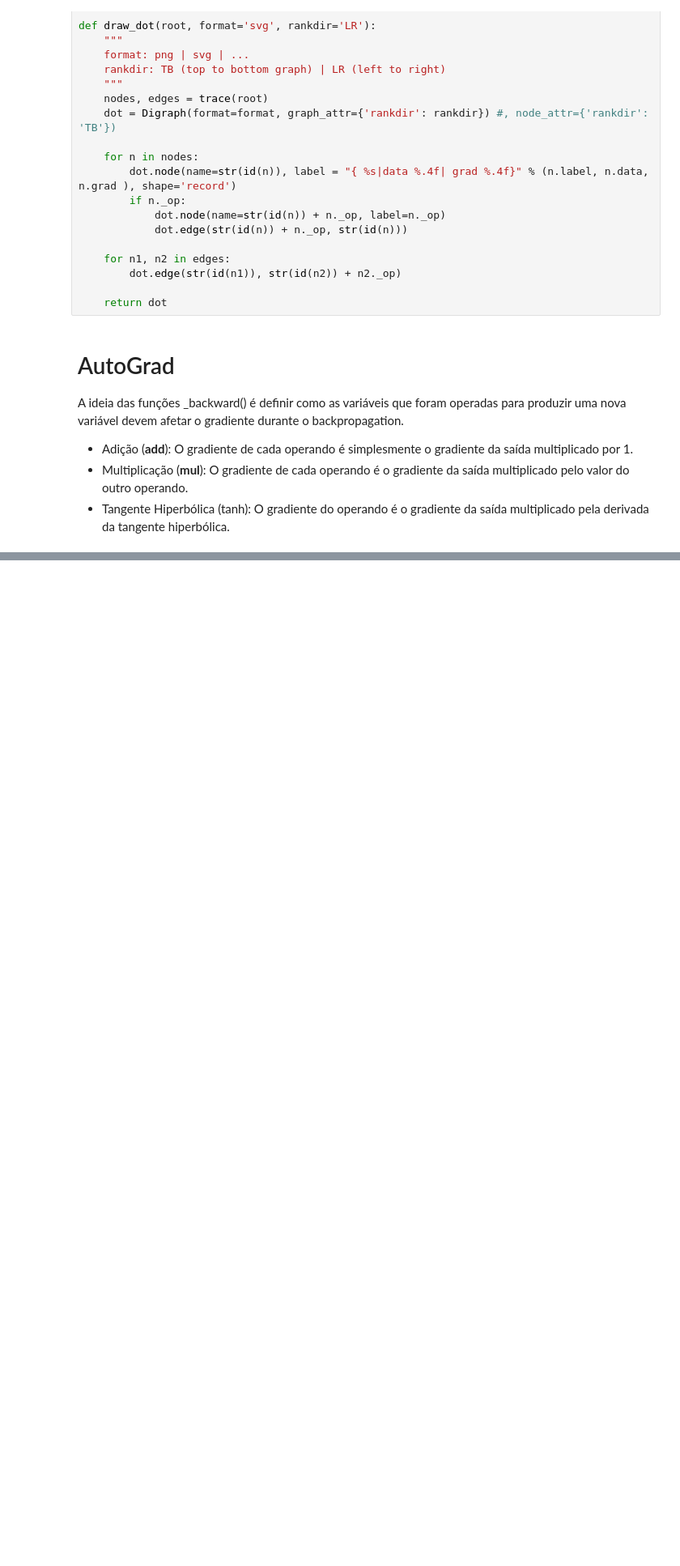
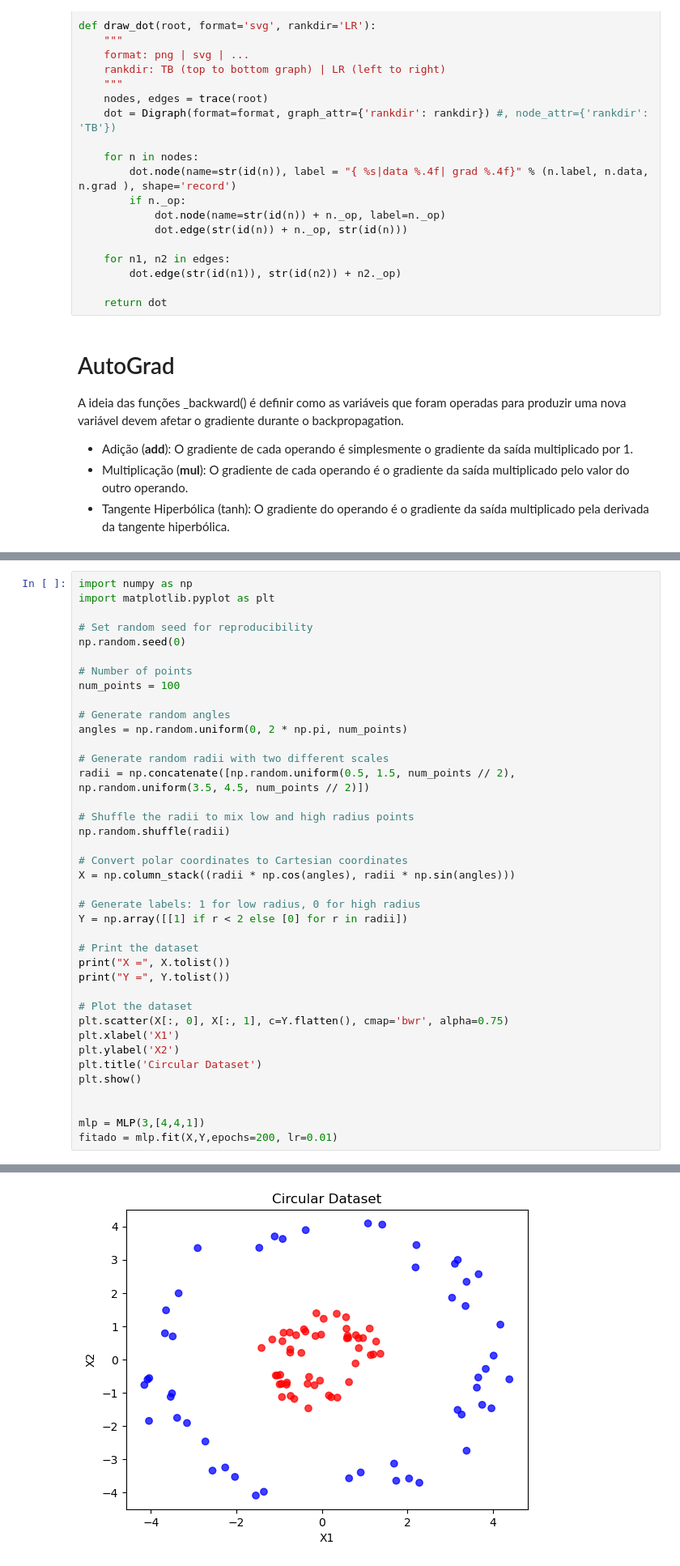
Before and after one commit to GabrielSanchezz/Machine-Learning, a Jupyter notebook: DL Karpathy/Building Micrograd.ipynb, the cells around one changed output, grey strips where cells are left out. Shown: that part at 81% size. Drawn from its saved outputs; the diff is of its cells as text; blank space fills up the shorter version.

```diff
--- a/DL Karpathy/Building Micrograd.ipynb
+++ b/DL Karpathy/Building Micrograd.ipynb
@@ -168,0 +253,40 @@ topo
+# %%
+import numpy as np
+import matplotlib.pyplot as plt
+
+# Set random seed for reproducibility
+np.random.seed(0)
+
+# Number of points
+num_points = 100
+
+# Generate random angles
+angles = np.random.uniform(0, 2 * np.pi, num_points)
+
+# Generate random radii with two different scales
+radii = np.concatenate([np.random.uniform(0.5, 1.5, num_points // 2), np.random.uniform(3.5, 4.5, num_points // 2)])
+
+# Shuffle the radii to mix low and high radius points
+np.random.shuffle(radii)
+
+# Convert polar coordinates to Cartesian coordinates
+X = np.column_stack((radii * np.cos(angles), radii * np.sin(angles)))
+
+# Generate labels: 1 for low radius, 0 for high radius
+Y = np.array([[1] if r < 2 else [0] for r in radii])
+
+# Print the dataset
+print("X =", X.tolist())
+print("Y =", Y.tolist())
+
+# Plot the dataset
+plt.scatter(X[:, 0], X[:, 1], c=Y.flatten(), cmap='bwr', alpha=0.75)
+plt.xlabel('X1')
+plt.ylabel('X2')
+plt.title('Circular Dataset')
+plt.show()
+
+
+mlp = MLP(3,[4,4,1])
+fitado = mlp.fit(X,Y,epochs=200, lr=0.01)
+# %% [output]
@@ -168,0 +295 @@ topo
+[figure, added]
```
Also changed, not shown: parts of 15 cells of this notebook.
